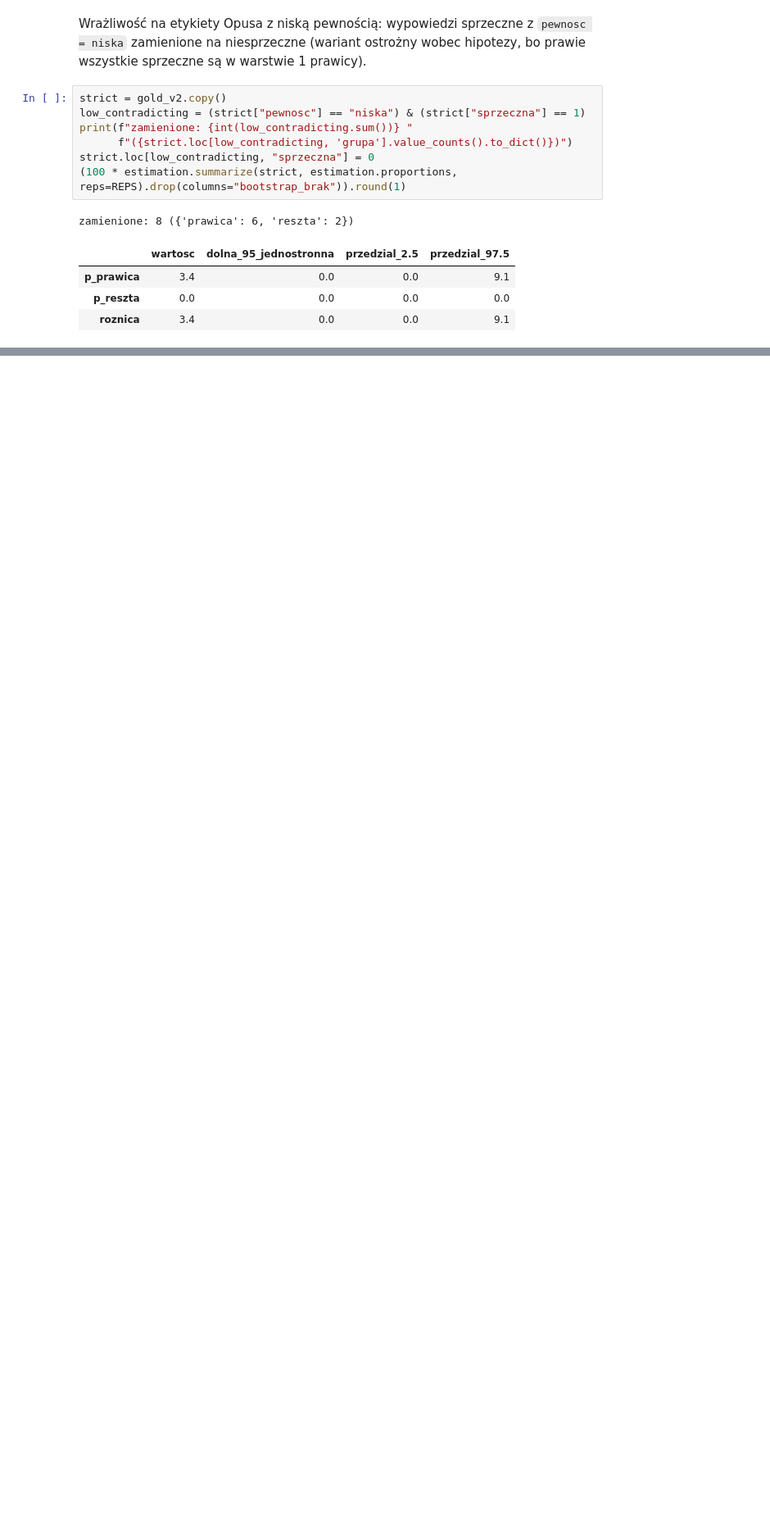
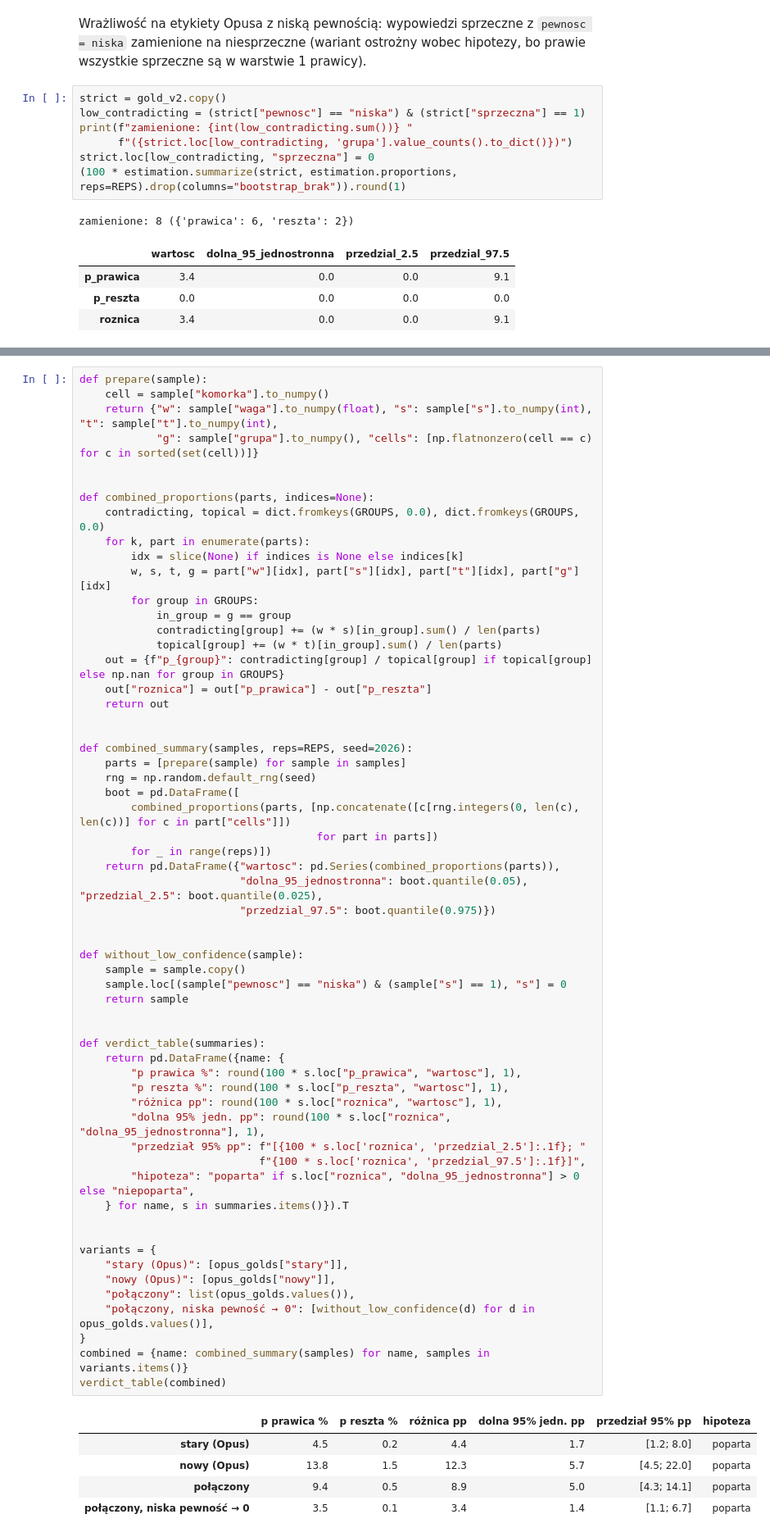
Before and after one commit to Filpus/AMC, a Jupyter notebook: notebooks/06_przebieg_v2.ipynb, the cells around one changed output, grey strips where cells are left out. Shown at 82% size. Drawn from its saved outputs; the diff is of its cells as text; blank space fills up the shorter version.

```diff
--- a/notebooks/06_przebieg_v2.ipynb
+++ b/notebooks/06_przebieg_v2.ipynb
@@ -359,0 +414,65 @@ zamienione: 8 ({'prawica': 6, 'reszta': 2})
+# %%
+def prepare(sample):
+    cell = sample["komorka"].to_numpy()
+    return {"w": sample["waga"].to_numpy(float), "s": sample["s"].to_numpy(int), "t": sample["t"].to_numpy(int),
+            "g": sample["grupa"].to_numpy(), "cells": [np.flatnonzero(cell == c) for c in sorted(set(cell))]}
+
+
+def combined_proportions(parts, indices=None):
+    contradicting, topical = dict.fromkeys(GROUPS, 0.0), dict.fromkeys(GROUPS, 0.0)
+    for k, part in enumerate(parts):
+        idx = slice(None) if indices is None else indices[k]
+        w, s, t, g = part["w"][idx], part["s"][idx], part["t"][idx], part["g"][idx]
+        for group in GROUPS:
+            in_group = g == group
+            contradicting[group] += (w * s)[in_group].sum() / len(parts)
+            topical[group] += (w * t)[in_group].sum() / len(parts)
+    out = {f"p_{group}": contradicting[group] / topical[group] if topical[group] else np.nan for group in GROUPS}
+    out["roznica"] = out["p_prawica"] - out["p_reszta"]
+    return out
+
+
+def combined_summary(samples, reps=REPS, seed=2026):
+    parts = [prepare(sample) for sample in samples]
+    rng = np.random.default_rng(seed)
+    boot = pd.DataFrame([
+        combined_proportions(parts, [np.concatenate([c[rng.integers(0, len(c), len(c))] for c in part["cells"]])
+                                     for part in parts])
+        for _ in range(reps)])
+    return pd.DataFrame({"wartosc": pd.Series(combined_proportions(parts)),
+                         "dolna_95_jednostronna": boot.quantile(0.05), "przedzial_2.5": boot.quantile(0.025),
+                         "przedzial_97.5": boot.quantile(0.975)})
+
+
+def without_low_confidence(sample):
+    sample = sample.copy()
+    sample.loc[(sample["pewnosc"] == "niska") & (sample["s"] == 1), "s"] = 0
+    return sample
+
+
+def verdict_table(summaries):
+    return pd.DataFrame({name: {
+        "p prawica %": round(100 * s.loc["p_prawica", "wartosc"], 1),
+        "p reszta %": round(100 * s.loc["p_reszta", "wartosc"], 1),
+        "różnica pp": round(100 * s.loc["roznica", "wartosc"], 1),
+        "dolna 95% jedn. pp": round(100 * s.loc["roznica", "dolna_95_jednostronna"], 1),
+        "przedział 95% pp": f"[{100 * s.loc['roznica', 'przedzial_2.5']:.1f}; "
+                            f"{100 * s.loc['roznica', 'przedzial_97.5']:.1f}]",
+        "hipoteza": "poparta" if s.loc["roznica", "dolna_95_jednostronna"] > 0 else "niepoparta",
+    } for name, s in summaries.items()}).T
+
+
+variants = {
+    "stary (Opus)": [opus_golds["stary"]],
+    "nowy (Opus)": [opus_golds["nowy"]],
+    "połączony": list(opus_golds.values()),
+    "połączony, niska pewność → 0": [without_low_confidence(d) for d in opus_golds.values()],
+}
+combined = {name: combined_summary(samples) for name, samples in variants.items()}
+verdict_table(combined)
+# %% [output]
+|  | p prawica % | p reszta % | różnica pp | dolna 95% jedn. pp | przedział 95% pp | hipoteza |
+| stary (Opus) | 4.5 | 0.2 | 4.4 | 1.7 | [1.2; 8.0] | poparta |
+| nowy (Opus) | 13.8 | 1.5 | 12.3 | 5.7 | [4.5; 22.0] | poparta |
+| połączony | 9.4 | 0.5 | 8.9 | 5.0 | [4.3; 14.1] | poparta |
+| połączony, niska pewność → 0 | 3.5 | 0.1 | 3.4 | 1.4 | [1.1; 6.7] | poparta |
```
Also changed, not shown: parts of 7 cells of this notebook.
